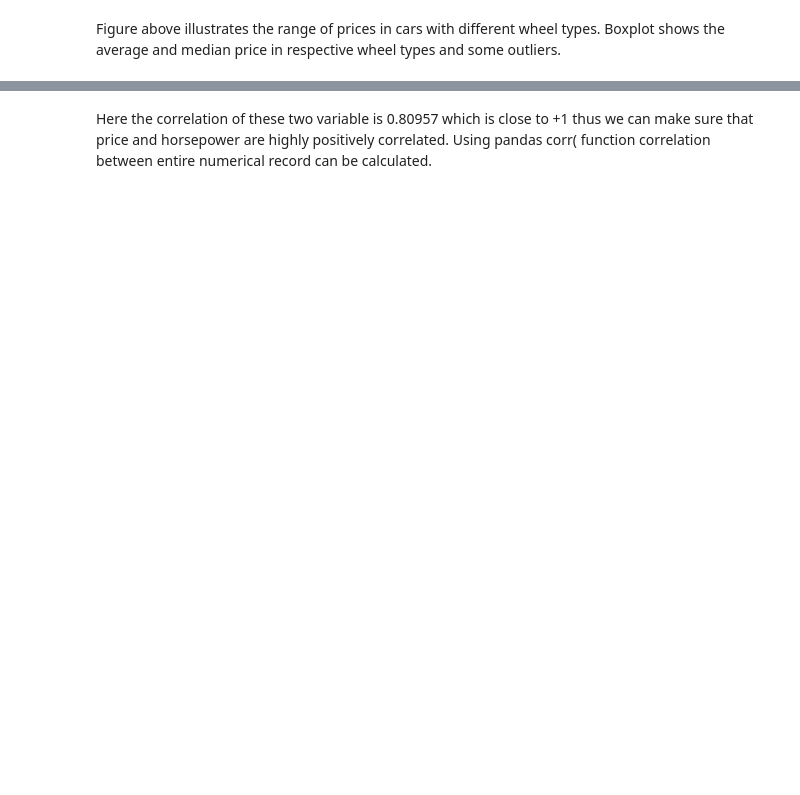
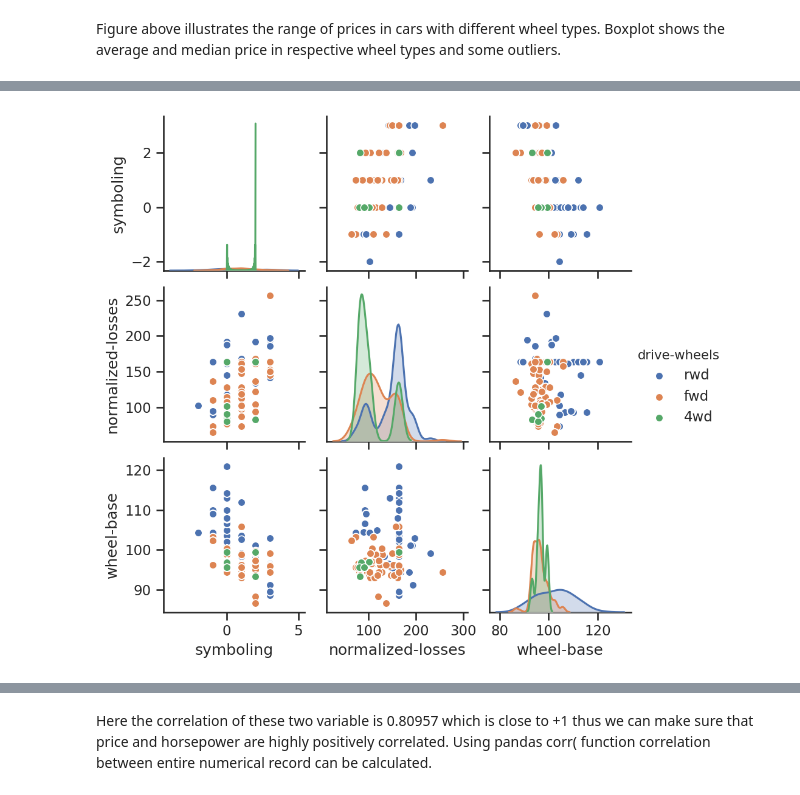
Before and after one commit to PacktPublishing/Hands-on-Exploratory-Data-Analysis-with-Python, a Jupyter notebook: Chapter 7/Chapter_7_Correlation.ipynb, the cells around one changed output, grey strips where cells are left out. Cells and saved outputs as stored; diff of their text form; code cells hidden in the pictures; blank space fills up the shorter version.

```diff
--- a/Chapter 7/Chapter_7_Correlation.ipynb
+++ b/Chapter 7/Chapter_7_Correlation.ipynb
@@ -128,7 +166,9 @@ plt.show()
 # %%
  #pair plot (matrix scatterplot) of few columns
 sns.set(style="ticks", color_codes=True)
-sns.pairplot(df,vars = ['symboling', 'normalized-losses','wheel-base'], hue="drive-wheels")
+sns.pairplot(df,height=2,vars = ['symboling', 'normalized-losses','wheel-base'], hue="drive-wheels")
 plt.show()
+# %% [output]
+[figure, added]
 # %%
 from scipy import stats
```
Also changed, not shown: parts of 34 cells of this notebook.
